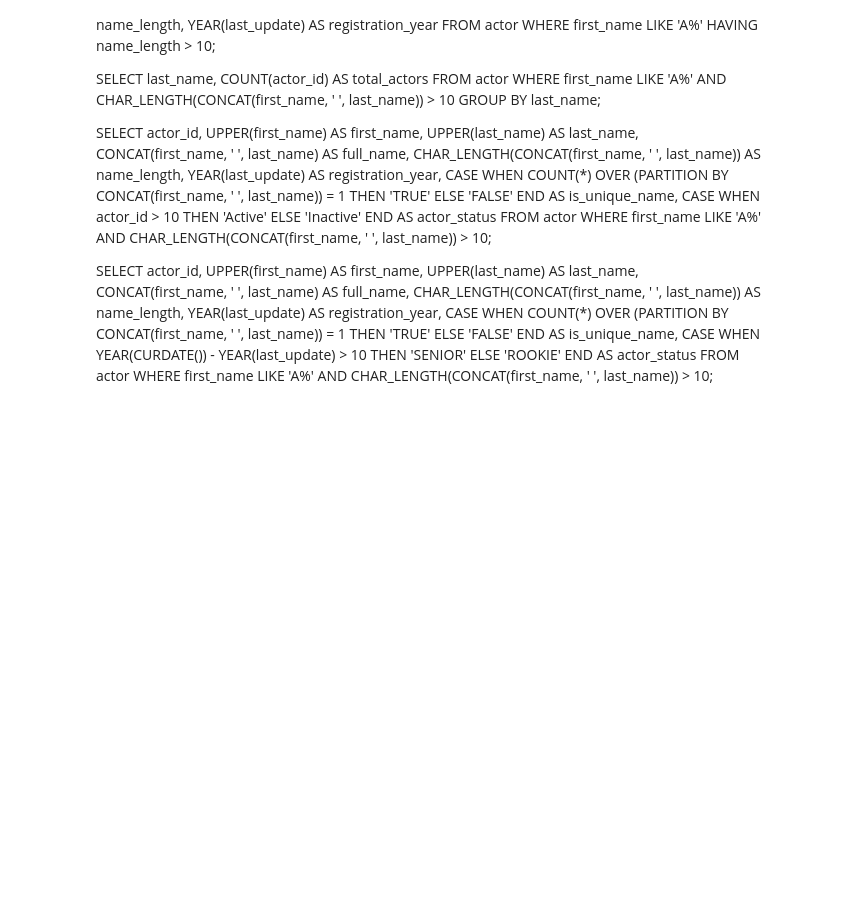
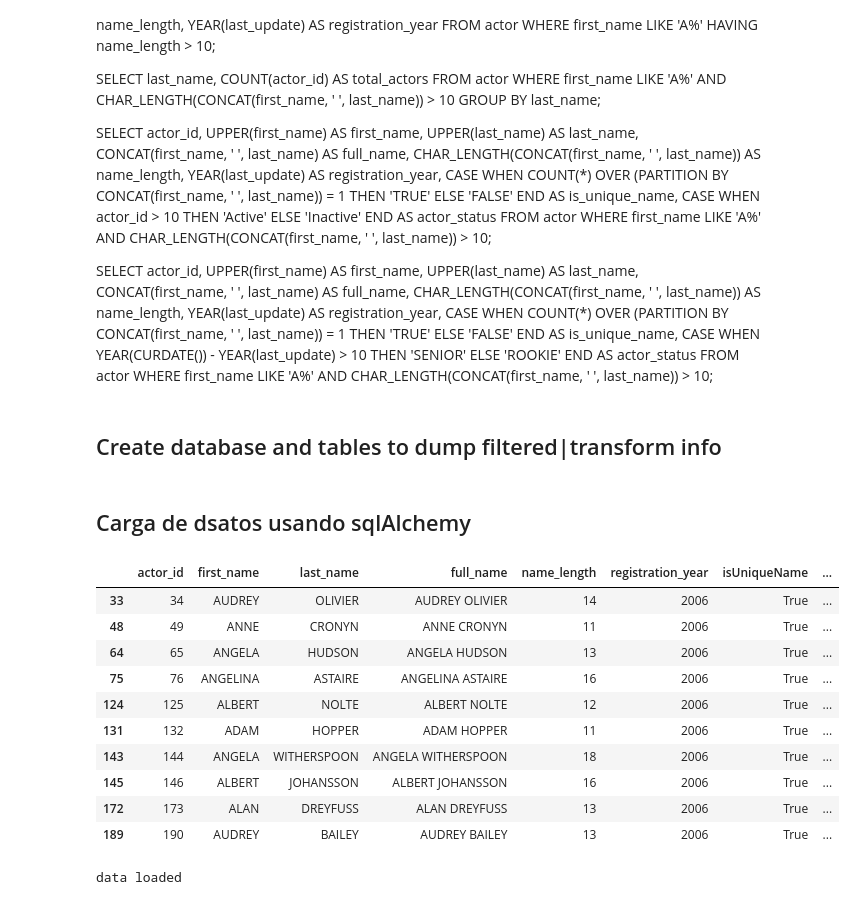
Before and after one commit to carloscontrerasruiz/ETLPython, a Jupyter notebook: ProyectoFinal/ProyectoFinal.ipynb, the cells around one changed output. Drawn from its saved outputs; the diff is of its cells as text; code cells hidden in the pictures; blank space fills up the shorter version.

```diff
--- a/ProyectoFinal/ProyectoFinal.ipynb
+++ b/ProyectoFinal/ProyectoFinal.ipynb
@@ -311,3 +311,5 @@ SELECT
 FROM actor
 WHERE first_name LIKE 'A%'
 AND CHAR_LENGTH(CONCAT(first_name, ' ', last_name)) > 10;
+# %% [markdown]
+## Create database and tables to dump filtered|transform info
@@ -313,0 +355,38 @@ AND CHAR_LENGTH(CONCAT(first_name, ' ', last_name)) > 10;
+# %% [markdown]
+## Carga de dsatos usando sqlAlchemy
+# %%
+# Rename column to match the one on SQL, Could be done as follows or by doing it at the beginning
+df_filtered = df_filtered.rename(columns={'fullname': 'full_name'})
+df_filtered
+# %% [output]
+|  | actor_id | first_name | last_name | full_name | name_length | registration_year | isUniqueName | ... |
+| 33 | 34 | AUDREY | OLIVIER | AUDREY OLIVIER | 14 | 2006 | True | ... |
+| 48 | 49 | ANNE | CRONYN | ANNE CRONYN | 11 | 2006 | True | ... |
+| 64 | 65 | ANGELA | HUDSON | ANGELA HUDSON | 13 | 2006 | True | ... |
+| 75 | 76 | ANGELINA | ASTAIRE | ANGELINA ASTAIRE | 16 | 2006 | True | ... |
+| 124 | 125 | ALBERT | NOLTE | ALBERT NOLTE | 12 | 2006 | True | ... |
+| 131 | 132 | ADAM | HOPPER | ADAM HOPPER | 11 | 2006 | True | ... |
+| 143 | 144 | ANGELA | WITHERSPOON | ANGELA WITHERSPOON | 18 | 2006 | True | ... |
+| 145 | 146 | ALBERT | JOHANSSON | ALBERT JOHANSSON | 16 | 2006 | True | ... |
+| 172 | 173 | ALAN | DREYFUSS | ALAN DREYFUSS | 13 | 2006 | True | ... |
+| 189 | 190 | AUDREY | BAILEY | AUDREY BAILEY | 13 | 2006 | True | ... |
+# %%
+engine= create_engine('mysql+mysqlconnector://root:MysqlCarlos@localhost/sakila_etl')
+
+df_filtered[['actor_id','first_name','last_name','full_name','name_length','registration_year','isUniqueName','actor_status']].to_sql(
+    'actor_transformed',    # Tablename
+    con=engine,
+    if_exists='replace',    # Replace table
+    index=False     #Ignore pandas indexes
+)
+
+df_lastname_group.to_sql(
+    'actor_count_by_last_name',
+    con=engine,
+    if_exists='replace',
+    index=False
+)
+
+print("data loaded")
+# %% [output]
+data loaded
```
Also changed, not shown: parts of 2 cells of this notebook, 1 other file.
